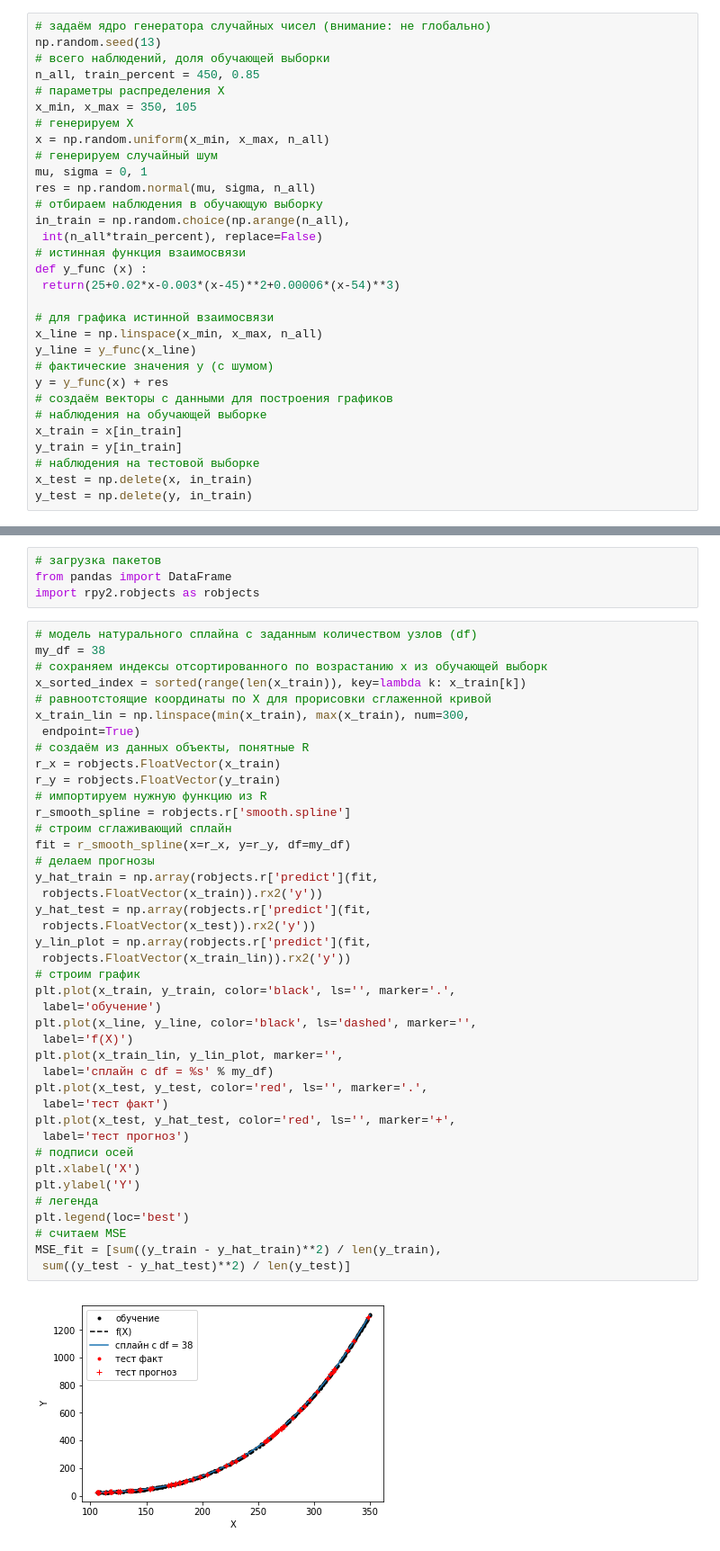
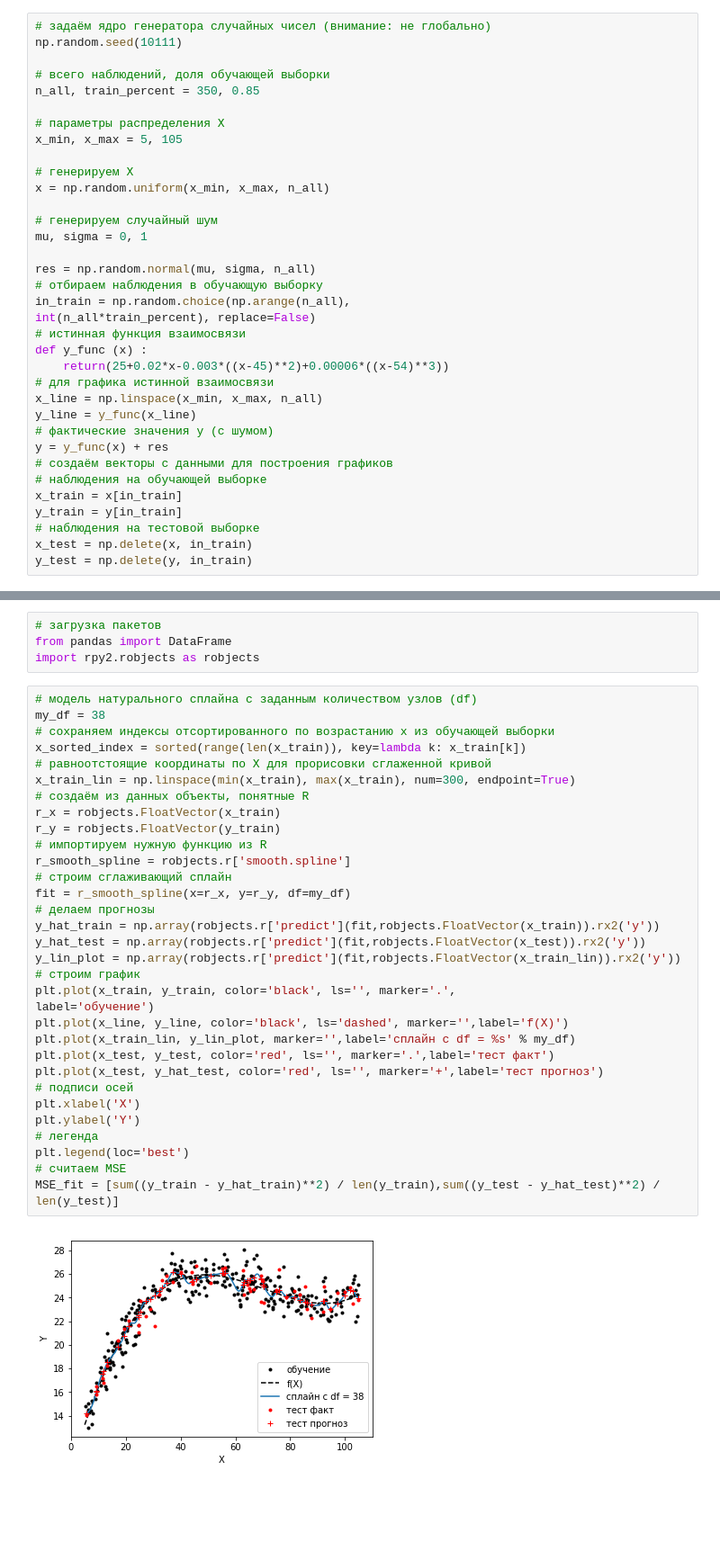
Before and after one commit to yaniamm/MITMO_PLOTNYAGINA, a Jupyter notebook: Untitled.ipynb, the cells around one changed output, grey strips where cells are left out. Shown: that part at 90% size. Drawn from its saved outputs; the diff is of its cells as text; blank space fills up the shorter version.

```diff
--- a/Untitled.ipynb
+++ b/Untitled.ipynb
@@ -4,23 +4,27 @@ import numpy as np
 import random
 # %%
 # задаём ядро генератора случайных чисел (внимание: не глобально)
-np.random.seed(13)
+np.random.seed(10111)
+
 # всего наблюдений, доля обучающей выборки
-n_all, train_percent = 450, 0.85
+n_all, train_percent = 350, 0.85
+
 # параметры распределения X
-x_min, x_max = 350, 105
+x_min, x_max = 5, 105
+
 # генерируем X
 x = np.random.uniform(x_min, x_max, n_all)
+
 # генерируем случайный шум
 mu, sigma = 0, 1
+
 res = np.random.normal(mu, sigma, n_all)
 # отбираем наблюдения в обучающую выборку
 in_train = np.random.choice(np.arange(n_all),
- int(n_all*train_percent), replace=False)
+int(n_all*train_percent), replace=False)
 # истинная функция взаимосвязи
 def y_func (x) :
- return(25+0.02*x-0.003*(x-45)**2+0.00006*(x-54)**3)
-
+    return(25+0.02*x-0.003*((x-45)**2)+0.00006*((x-54)**3))
 # для графика истинной взаимосвязи
 x_line = np.linspace(x_min, x_max, n_all)
 y_line = y_func(x_line)
@@ -59,46 +63,37 @@ import rpy2.robjects as robjects
 # %%
 # модель натурального сплайна с заданным количеством узлов (df)
 my_df = 38
-# сохраняем индексы отсортированного по возрастанию x из обучающей выборк
+# сохраняем индексы отсортированного по возрастанию x из обучающей выборки
 x_sorted_index = sorted(range(len(x_train)), key=lambda k: x_train[k])
 # равноотстоящие координаты по X для прорисовки сглаженной кривой
-x_train_lin = np.linspace(min(x_train), max(x_train), num=300,
- endpoint=True)
+x_train_lin = np.linspace(min(x_train), max(x_train), num=300, endpoint=True)
 # создаём из данных объекты, понятные R
 r_x = robjects.FloatVector(x_train)
 r_y = robjects.FloatVector(y_train)
 # импортируем нужную функцию из R
 r_smooth_spline = robjects.r['smooth.spline']
 # строим сглаживающий сплайн
 fit = r_smooth_spline(x=r_x, y=r_y, df=my_df)
 # делаем прогнозы
-y_hat_train = np.array(robjects.r['predict'](fit,
- robjects.FloatVector(x_train)).rx2('y'))
-y_hat_test = np.array(robjects.r['predict'](fit,
- robjects.FloatVector(x_test)).rx2('y'))
-y_lin_plot = np.array(robjects.r['predict'](fit,
- robjects.FloatVector(x_train_lin)).rx2('y'))
+y_hat_train = np.array(robjects.r['predict'](fit,robjects.FloatVector(x_train)).rx2('y'))
+y_hat_test = np.array(robjects.r['predict'](fit,robjects.FloatVector(x_test)).rx2('y'))
+y_lin_plot = np.array(robjects.r['predict'](fit,robjects.FloatVector(x_train_lin)).rx2('y'))
 # строим график
 plt.plot(x_train, y_train, color='black', ls='', marker='.',
- label='обучение')
-plt.plot(x_line, y_line, color='black', ls='dashed', marker='',
- label='f(X)')
-plt.plot(x_train_lin, y_lin_plot, marker='',
- label='сплайн с df = %s' % my_df)
-plt.plot(x_test, y_test, color='red', ls='', marker='.',
- label='тест факт')
-plt.plot(x_test, y_hat_test, color='red', ls='', marker='+',
- label='тест прогноз')
+label='обучение')
+plt.plot(x_line, y_line, color='black', ls='dashed', marker='',label='f(X)')
+plt.plot(x_train_lin, y_lin_plot, marker='',label='сплайн с df = %s' % my_df)
+plt.plot(x_test, y_test, color='red', ls='', marker='.',label='тест факт')
+plt.plot(x_test, y_hat_test, color='red', ls='', marker='+',label='тест прогноз')
 # подписи осей
 plt.xlabel('X')
 plt.ylabel('Y')
 # легенда
 plt.legend(loc='best')
 # считаем MSE
-MSE_fit = [sum((y_train - y_hat_train)**2) / len(y_train),
- sum((y_test - y_hat_test)**2) / len(y_test)]
+MSE_fit = [sum((y_train - y_hat_train)**2) / len(y_train),sum((y_test - y_hat_test)**2) / len(y_test)]
 # %% [output]
-[figure, old version]
+[figure, new version]
 # %%
 # выводим MSE с округлением
 np.around(MSE_fit, 2)
```
Also changed, not shown: parts of 6 cells of this notebook.
